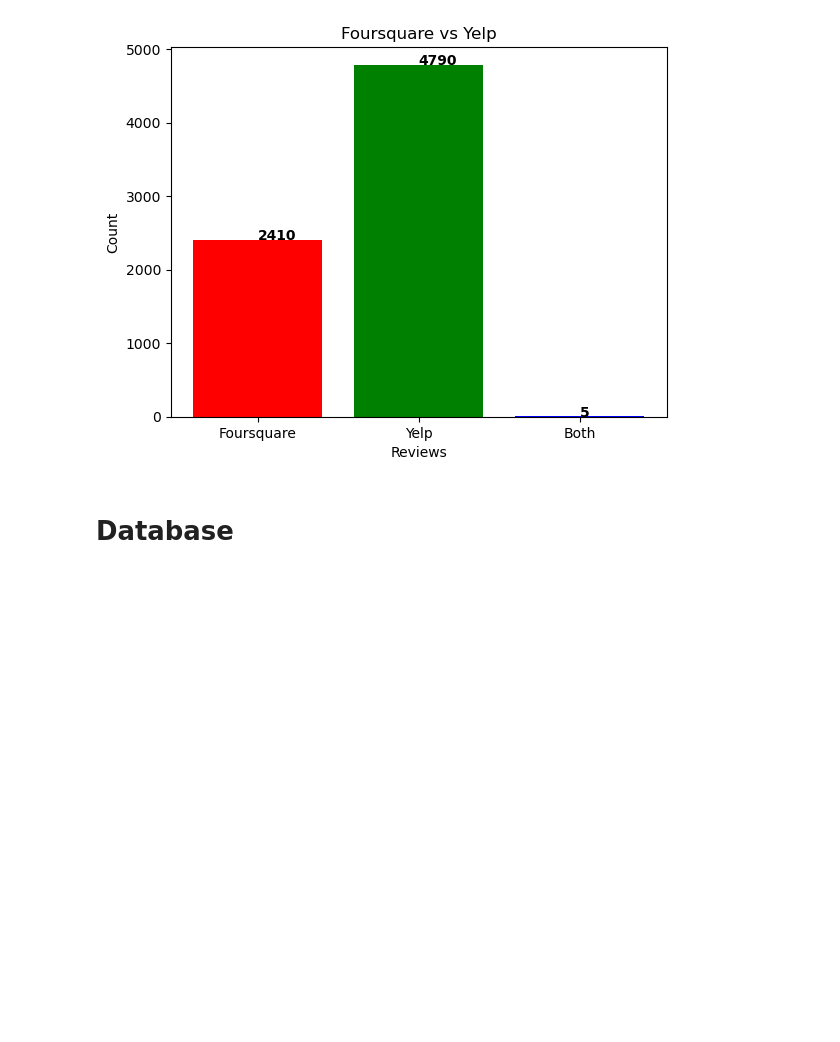
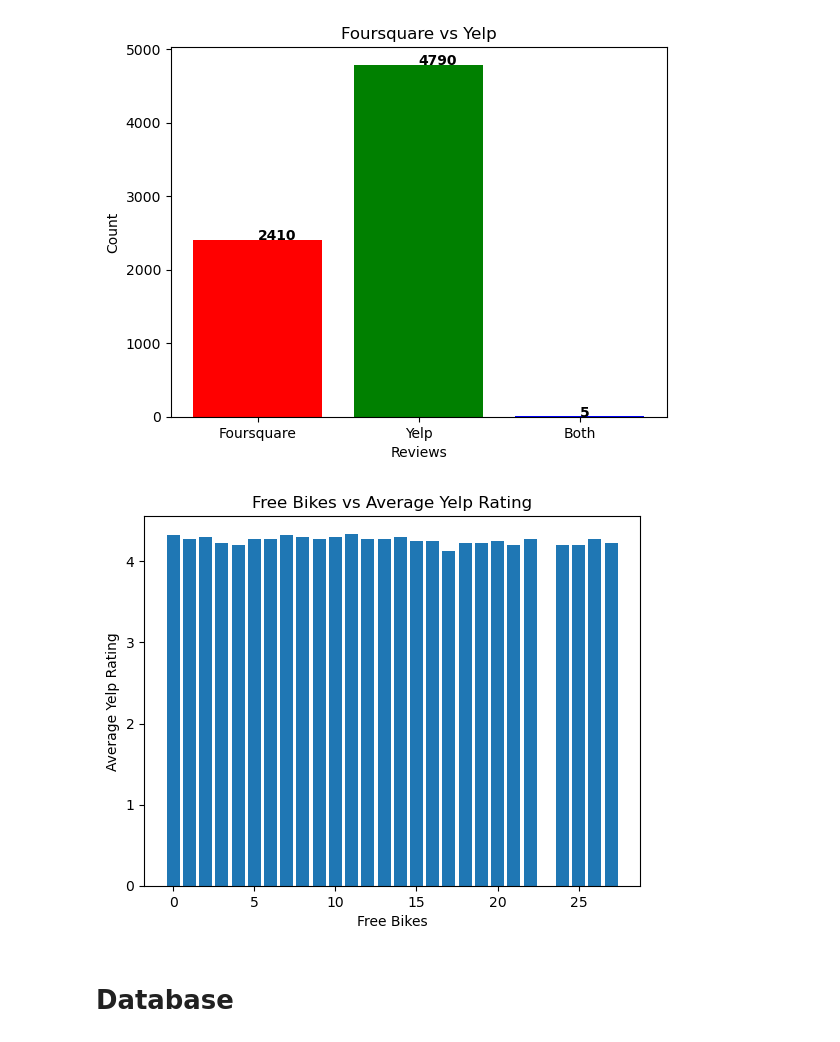
Before and after one commit to MillanAir/Statistical-Modelling-lhl, a Jupyter notebook: notebooks/joining_data.ipynb, the cells around one changed output. Cells and saved outputs as stored; diff of their text form; code cells hidden in the pictures; blank space fills up the shorter version.

```diff
--- a/notebooks/joining_data.ipynb
+++ b/notebooks/joining_data.ipynb
@@ -193,0 +192,13 @@ dtype: int64
+# %%
+#drop all rows where anything is unavailable
+cb_fsq_yelp_vancouver['review_count_x'] = pd.to_numeric(cb_fsq_yelp_vancouver['review_count_x'], errors='coerce')
+cb_fsq_yelp_vancouver['review_count_y'] = pd.to_numeric(cb_fsq_yelp_vancouver['review_count_y'], errors='coerce')
+cb_fsq_yelp_vancouver['rating'] = pd.to_numeric(cb_fsq_yelp_vancouver['rating'], errors='coerce')
+
+condensed_df = cb_fsq_yelp_vancouver.groupby('cb_id').agg(
+    avg_fsq_review=('review_count_x', 'mean'),
+    avg_yelp_review=('review_count_y', 'mean'),
+    avg_yelp_rating=('rating', 'mean')
+).reset_index()
+
+condensed_df.head()
@@ -193,0 +212,5 @@ dtype: int64
+# %%
+# merge condensed_df and cb_vancouver
+main_df = pd.merge(condensed_df, cb_vancouver, on='cb_id', how='outer')
+
+main_df.head()
@@ -226,6 +259,15 @@ for i, v in enumerate([y1, y2, y3]):
 plt.show()
 # %% [output]
 [figure]
+# %%
+#bar chart for free_bikes and avg_yelp_ratings
+plt.bar(main_df['free_bikes'], main_df['avg_yelp_rating'])
+plt.title('Free Bikes vs Average Yelp Rating')
+plt.xlabel('Free Bikes')
+plt.ylabel('Average Yelp Rating')
+plt.show()
+# %% [output]
+[figure, added]
 # %% [markdown]
 # Database
 # %% [markdown]
```
Also changed, not shown: parts of 5 cells of this notebook, 2 other files.
